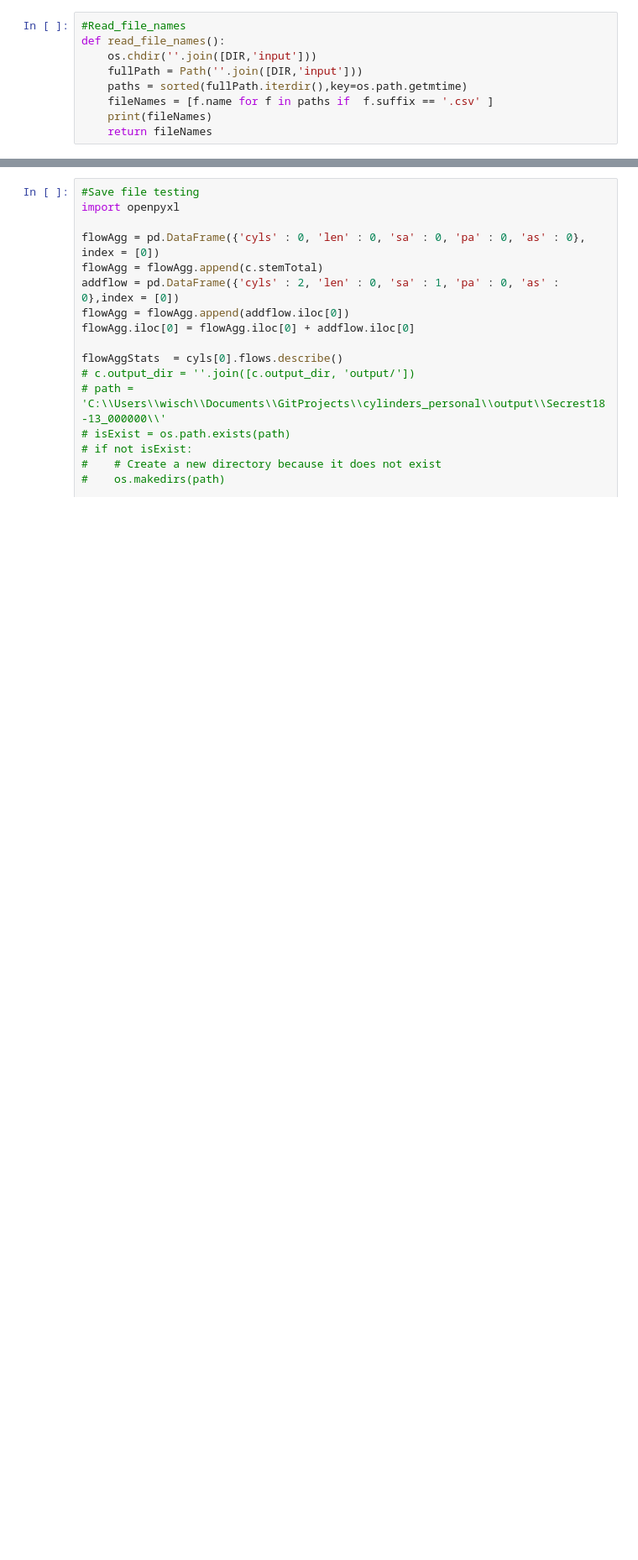
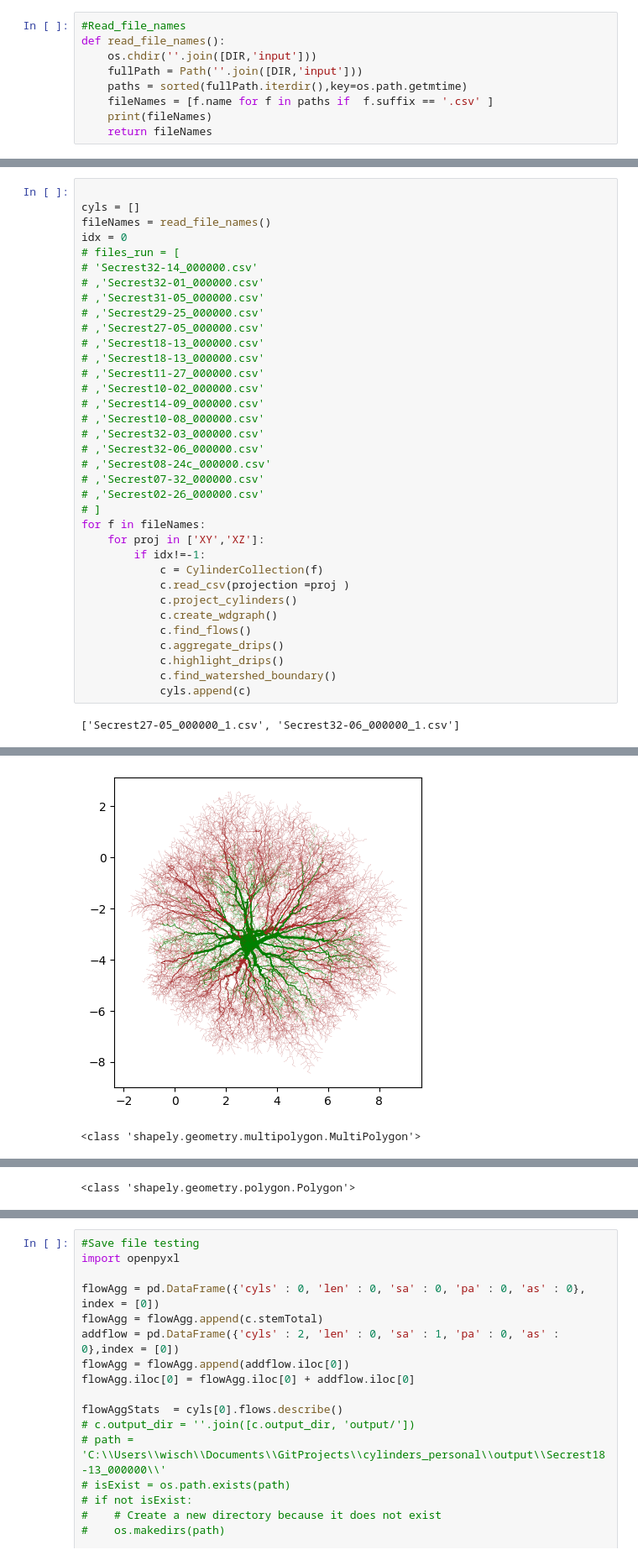
Before and after one commit to wischmcj/cylinders, a Jupyter notebook: cylinders/cli.ipynb, the cells around one changed output, grey strips where cells are left out. Shown at 84% size. Cells and saved outputs as stored; diff of their text form; blank space fills up the shorter version.

```diff
--- a/cylinders/cli.ipynb
+++ b/cylinders/cli.ipynb
@@ -1314,0 +1369,37 @@ class CylinderCollection:
+# %%
+
+cyls = []
+fileNames = read_file_names()
+idx = 0
+# files_run = [
+# 'Secrest32-14_000000.csv'
+# ,'Secrest32-01_000000.csv'
+# ,'Secrest31-05_000000.csv'
+# ,'Secrest29-25_000000.csv'
+# ,'Secrest27-05_000000.csv'
+# ,'Secrest18-13_000000.csv'
+# ,'Secrest18-13_000000.csv'
+# ,'Secrest11-27_000000.csv'
+# ,'Secrest10-02_000000.csv'
+# ,'Secrest14-09_000000.csv'
+# ,'Secrest10-08_000000.csv'
+# ,'Secrest32-03_000000.csv'
+# ,'Secrest32-06_000000.csv'
+# ,'Secrest08-24c_000000.csv'
+# ,'Secrest07-32_000000.csv'
+# ,'Secrest02-26_000000.csv'
+# ]
+for f in fileNames:
+    for proj in ['XY','XZ']:
+        if idx!=-1:
+            c = CylinderCollection(f)
+            c.read_csv(projection =proj )
+            c.project_cylinders()
+            c.create_wdgraph()
+            c.find_flows()
+            c.aggregate_drips()
+            c.highlight_drips()
+            c.find_watershed_boundary()
+            cyls.append(c)
+# %% [output]
+['Secrest27-05_000000_1.csv', 'Secrest32-06_000000_1.csv']
@@ -1314,0 +1423,2 @@ class CylinderCollection:
+[figure, added]
+<class 'shapely.geometry.multipolygon.MultiPolygon'>
@@ -1314,0 +1443 @@ class CylinderCollection:
+<class 'shapely.geometry.polygon.Polygon'>
```
Also changed, not shown: parts of 25 cells of this notebook, 2 other files.
